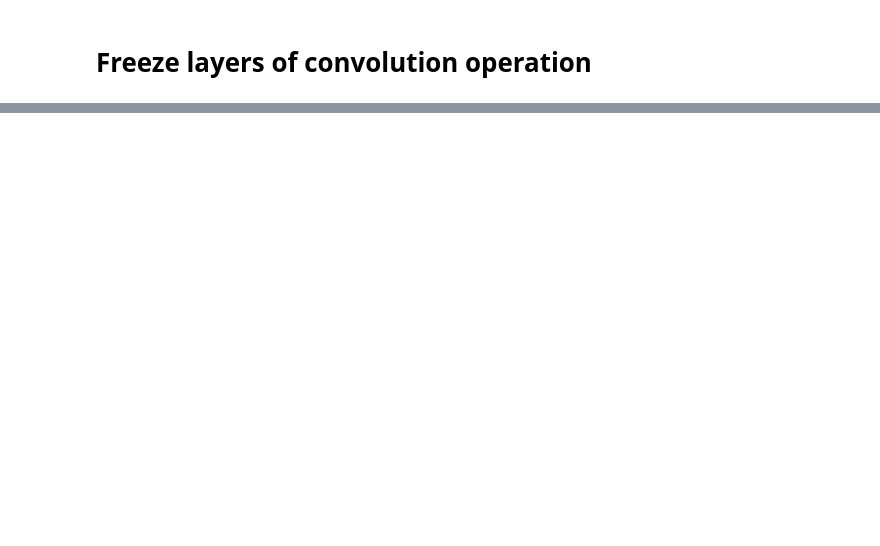
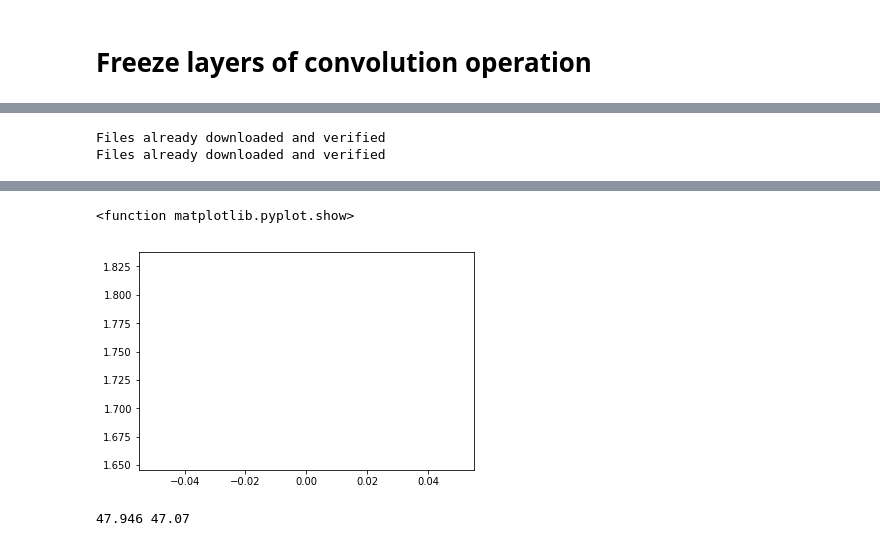
Before and after one commit to Musu1/Deep-Learning, a Jupyter notebook: Large_CNN.ipynb, the cells around one changed output, grey strips where cells are left out. Cells and saved outputs as stored; diff of their text form; code cells hidden in the pictures; blank space fills up the shorter version.

```diff
--- a/Large_CNN.ipynb
+++ b/Large_CNN.ipynb
@@ -202,0 +569,65 @@ Iteration:100/3125 ,Loss=05
+# %%
+trainset=torchvision.datasets.CIFAR10(root='./data',download=True,train=True,transform=transform_train)
+testset=torchvision.datasets.CIFAR10(root='./data',download=True,train=False,transform=transform_test)
+# %% [output]
+Files already downloaded and verified
+Files already downloaded and verified
+# %%
+batch_size=16
+
+trainloader=torch.utils.data.DataLoader(trainset,batch_size=batch_size,shuffle=True)
+testloader=torch.utils.data.DataLoader(testset,batch_size=batch_size,shuffle=False)
+# %%
+inception=inception.to(device)
+loss_fn=nn.CrossEntropyLoss()
+opt=optim.SGD(inception.parameters(),lr=0.01)
+# %%
+def evaluation(dataloader,model):
+  total,correct=0,0
+  for data in dataloader:
+    inputs,labels=data
+    inputs,labels=inputs.to(device),labels.to(device)
+    outputs,aux_outputs=model(inputs)
+    _,pred=torch.max(outputs.data,1)
+    total+=labels.size(0)
+    correct+=(pred==labels).sum().item()
+  return 100*correct/total
+# %%
+# And here we calculate two losses one is at the last layer and other one at the auxillary layer and then we backpropagate by summation of both but the auxillary layer
+# has less affect that is 30% only and this is the second change in microsoft research
+loss_epoch_arr = []
+max_epochs=1
+
+min_loss=1000
+
+n_iters=np.ceil(50000/batch_size)
+
+for epoch in range(max_epochs):
+  for i,data in enumerate(trainloader,0):
+    inputs,labels=data
+    inputs,labels=inputs.to(device),labels.to(device)
+
+    opt.zero_grad()
+
+    outputs,aux_outputs=inception(inputs)
+    loss=loss_fn(outputs,labels)+0.3*loss_fn(aux_outputs,labels)
+    loss.backward()
+    opt.step()
+
+    if min_loss>loss.item():
+      min_loss=loss.item()
+      best_model=copy.deepcopy(inception.state_dict())
+      print('Min loss %0.2f' % min_loss)
+
+    del inputs,labels,outputs
+    torch.cuda.empty_cache()
+
+    if i%100 == 0:
+      print('Iteration:%d/%d ,Loss=%0.2f'%(i,n_iters,loss.item()))
+
+  loss_epoch_arr.append(loss.item())
+  print('Epoch:%d/%d Test accuracy=%0.2f Train accuracy=%0.2f'%(epoch,max_epochs,evaluation(testloader,inception),evaluation(trainloader,inception)))
+
+plt.plot(loss_epoch_arr)
+plt.show
+# %% [output]
@@ -202,0 +651,7 @@ Iteration:100/3125 ,Loss=05
+<function matplotlib.pyplot.show>
+[figure, added]
+# %%
+inception.load_state_dict(best_model)
+print(evaluation(trainloader,inception),evaluation(testloader,inception))
+# %% [output]
+47.946 47.07
```
Also changed, not shown: parts of 38 cells of this notebook.
